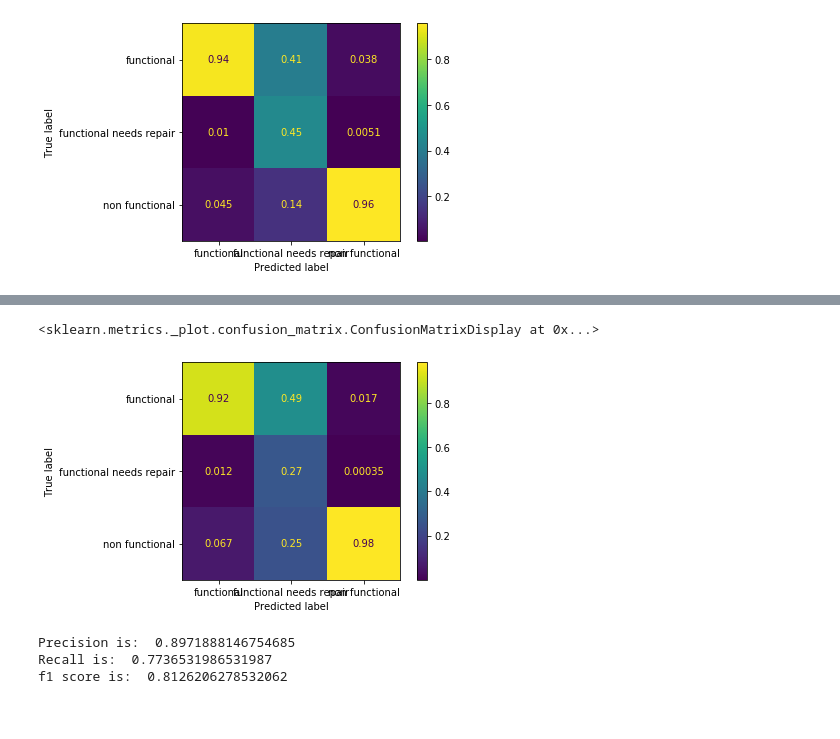
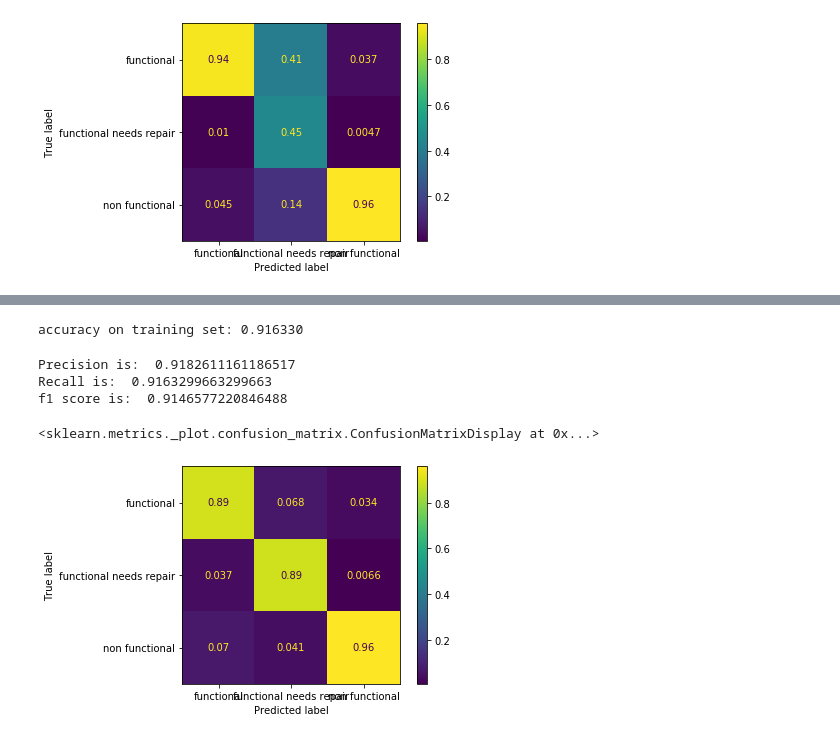
Before and after one commit to iremnasir/bootcamp_progress, a Jupyter notebook: Week_02/Pumps_Revised.ipynb, the cells around one changed output, grey strips where cells are left out. Cells and saved outputs as stored; diff of their text form; code cells hidden in the pictures.

```diff
--- a/Week_02/Pumps_Revised.ipynb
+++ b/Week_02/Pumps_Revised.ipynb
@@ -676,2 +597,0 @@ rf_cv = RandomForestClassifier(max_depth = params['max_depth'], n_estimators=par
-# %%
-rf_cv.fit(pumps_subset, y_train)
@@ -694,0 +608,10 @@ accuracy_score(y_train, y_pred_rf_sub)
+# %%
+xgb = XGBClassifier(max_depth = 32, random_state = 42  )
+# %%
+cols=pd.Series(pumps_final.columns)
+
+for dup in cols[cols.duplicated()].unique():
+    cols[cols[cols == dup].index.values.tolist()] = [dup + '.' + str(i) if i != 0 else dup for i in range(sum(cols == dup))]
+
+# rename the columns with the cols list.
+pumps_final.columns=cols
@@ -694,0 +632,5 @@ accuracy_score(y_train, y_pred_rf_sub)
+# %%
+xgb.fit(pumps_final, y_train)
+print("accuracy on training set: %f" % xgb.score(pumps_final, y_train, sample_weight=))
+# %% [output]
+accuracy on training set: 0.916330
@@ -695,13 +639,13 @@ accuracy_score(y_train, y_pred_rf_sub)
+# %%
+print('Precision is: ', precision_score(y_train, y_pred_xgb, average='weighted'))
+print('Recall is: ', recall_score(y_train, y_pred_xgb, average='weighted'))
+print('f1 score is: ', f1_score(y_train, y_pred_xgb, average='weighted'))
+# %% [output]
+Precision is:  0.9182611161186517
+Recall is:  0.9163299663299663
+f1 score is:  0.9146577220846488
 # %%
-plot_confusion_matrix(rf_cv,pumps_subset, y_train, normalize='pred')
+plot_confusion_matrix(xgb,pumps_final, y_train, normalize='pred')
 # %% [output]
 <sklearn.metrics._plot.confusion_matrix.ConfusionMatrixDisplay at 0x...>
-[figure, old version]
+[figure, new version]
-# %%
-print('Precision is: ', precision_score(y_train, y_pred_rf_sub, average='weighted'))
-print('Recall is: ', recall_score(y_train, y_pred_rf_sub, average='weighted'))
-print('f1 score is: ', f1_score(y_train, y_pred_rf_sub, average='weighted'))
-# %% [output]
-Precision is:  0.8971888146754685
-Recall is:  0.7736531986531987
-f1 score is:  0.8126206278532062
```
Also changed, not shown: parts of 28 cells of this notebook.
